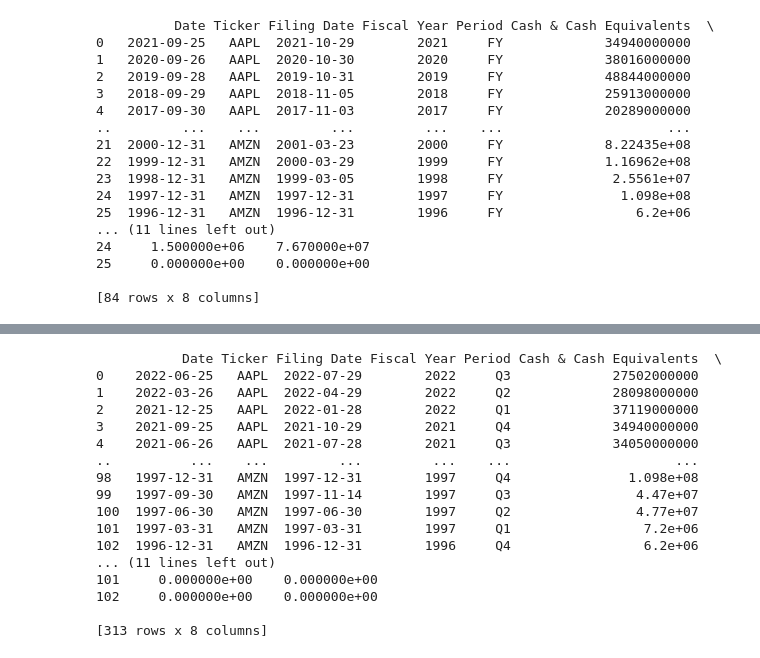
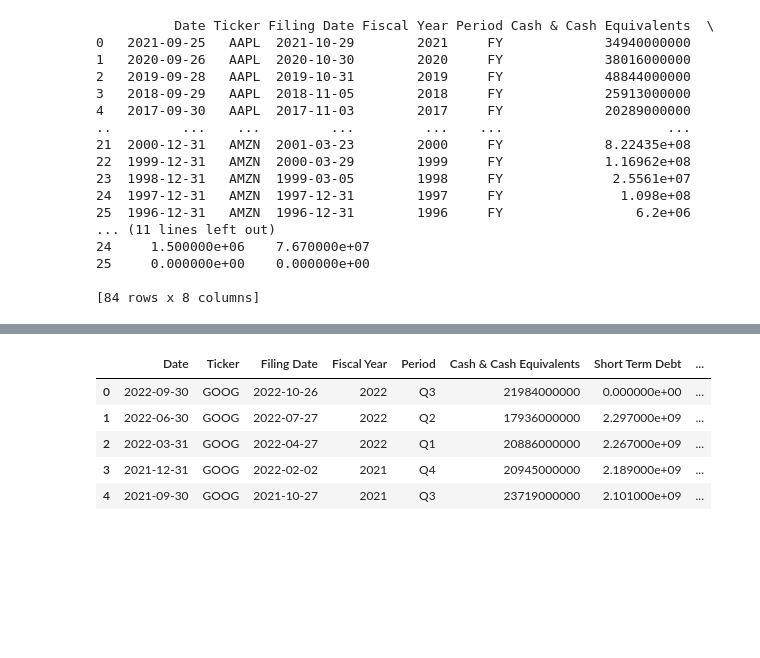
Before and after one commit to lyndsaywylie/Project-1, a Jupyter notebook: lyns.ipynb, the cells around one changed output, grey strips where cells are left out. Saved outputs shown, nothing was run; the diff lists cells and outputs as text; code cells hidden in the pictures; blank space fills up the shorter version.

```diff
--- a/lyns.ipynb
+++ b/lyns.ipynb
@@ -423,36 +385,39 @@ goog_ybs.tail()
 # %%
 tickers3 = ["AAPL", "GOOG", "AMZN"]
 
 dum_fiscal_qbs = pd.DataFrame(columns = ["date", "symbol", "fillingDate", "calendarYear",
                                           "period", "cashAndCashEquivalents", "shortTermDebt", "longTermDebt"])
 
 prep_key = "b4fe65382da39adf450a1bdfc846fd2e"
 for name in tickers3:
     query_url = f"https://financialmodelingprep.com/api/v3/balance-sheet-statement/{name}?period=quarter&limit=400&apikey={prep_key}"
     fiscal_response = requests.get(query_url).json()
     fiscal_qbs = pd.json_normalize(fiscal_response)
     fiscal_qbs["symbol"] = name
     fiscal_qbs = fiscal_qbs[["date", "symbol", "fillingDate", "calendarYear",
                                     "period", "cashAndCashEquivalents", "shortTermDebt", "longTermDebt"]]
     dum_fiscal_qbs= pd.concat([dum_fiscal_qbs,fiscal_qbs])
 dum_fiscal_qbs.columns=["Date", "Ticker", "Filing Date", "Fiscal Year", "Period",
                       "Cash & Cash Equivalents", "Short Term Debt", "Long Term Debt"]
-print(dum_fiscal_qbs)
+#print(dum_fiscal_qbs)
+#Create copy that won't affect original
+fiscal_qbs = dum_fiscal_qbs.copy(deep=True)
+#print(fiscal_qbs)
+
+#Create separate dataframe based on symbols
+aapl_qbs = fiscal_qbs[fiscal_qbs["Ticker"] == "AAPL"]
+aapl_qbs = pd.DataFrame(aapl_qbs)
+
+amzn_qbs = fiscal_qbs[fiscal_qbs["Ticker"] == "AMZN"]
+amzn_qbs = pd.DataFrame(amzn_qbs)
+
+goog_qbs = fiscal_qbs[fiscal_qbs["Ticker"] == "GOOG"]
+goog_qbs = pd.DataFrame(goog_qbs)
+goog_qbs.head()
 # %% [output]
-           Date Ticker Filing Date Fiscal Year Period Cash & Cash Equivalents  \
-0    2022-06-25   AAPL  2022-07-29        2022     Q3             27502000000
-1    2022-03-26   AAPL  2022-04-29        2022     Q2             28098000000
-2    2021-12-25   AAPL  2022-01-28        2022     Q1             37119000000
-3    2021-09-25   AAPL  2021-10-29        2021     Q4             34940000000
-4    2021-06-26   AAPL  2021-07-28        2021     Q3             34050000000
-..          ...    ...         ...         ...    ...                     ...
-98   1997-12-31   AMZN  1997-12-31        1997     Q4               1.098e+08
-99   1997-09-30   AMZN  1997-11-14        1997     Q3                4.47e+07
-100  1997-06-30   AMZN  1997-06-30        1997     Q2                4.77e+07
-101  1997-03-31   AMZN  1997-03-31        1997     Q1                 7.2e+06
-102  1996-12-31   AMZN  1996-12-31        1996     Q4                 6.2e+06
-... (11 lines left out)
-101     0.000000e+00    0.000000e+00
-102     0.000000e+00    0.000000e+00
-
-[313 rows x 8 columns]
+|  | Date | Ticker | Filing Date | Fiscal Year | Period | Cash & Cash Equivalents | Short Term Debt | ... |
+| 0 | 2022-09-30 | GOOG | 2022-10-26 | 2022 | Q3 | 21984000000 | 0.000000e+00 | ... |
+| 1 | 2022-06-30 | GOOG | 2022-07-27 | 2022 | Q2 | 17936000000 | 2.297000e+09 | ... |
+| 2 | 2022-03-31 | GOOG | 2022-04-27 | 2022 | Q1 | 20886000000 | 2.267000e+09 | ... |
+| 3 | 2021-12-31 | GOOG | 2022-02-02 | 2021 | Q4 | 20945000000 | 2.189000e+09 | ... |
+| 4 | 2021-09-30 | GOOG | 2021-10-27 | 2021 | Q3 | 23719000000 | 2.101000e+09 | ... |
```
Also changed, not shown: parts of 9 cells of this notebook.
